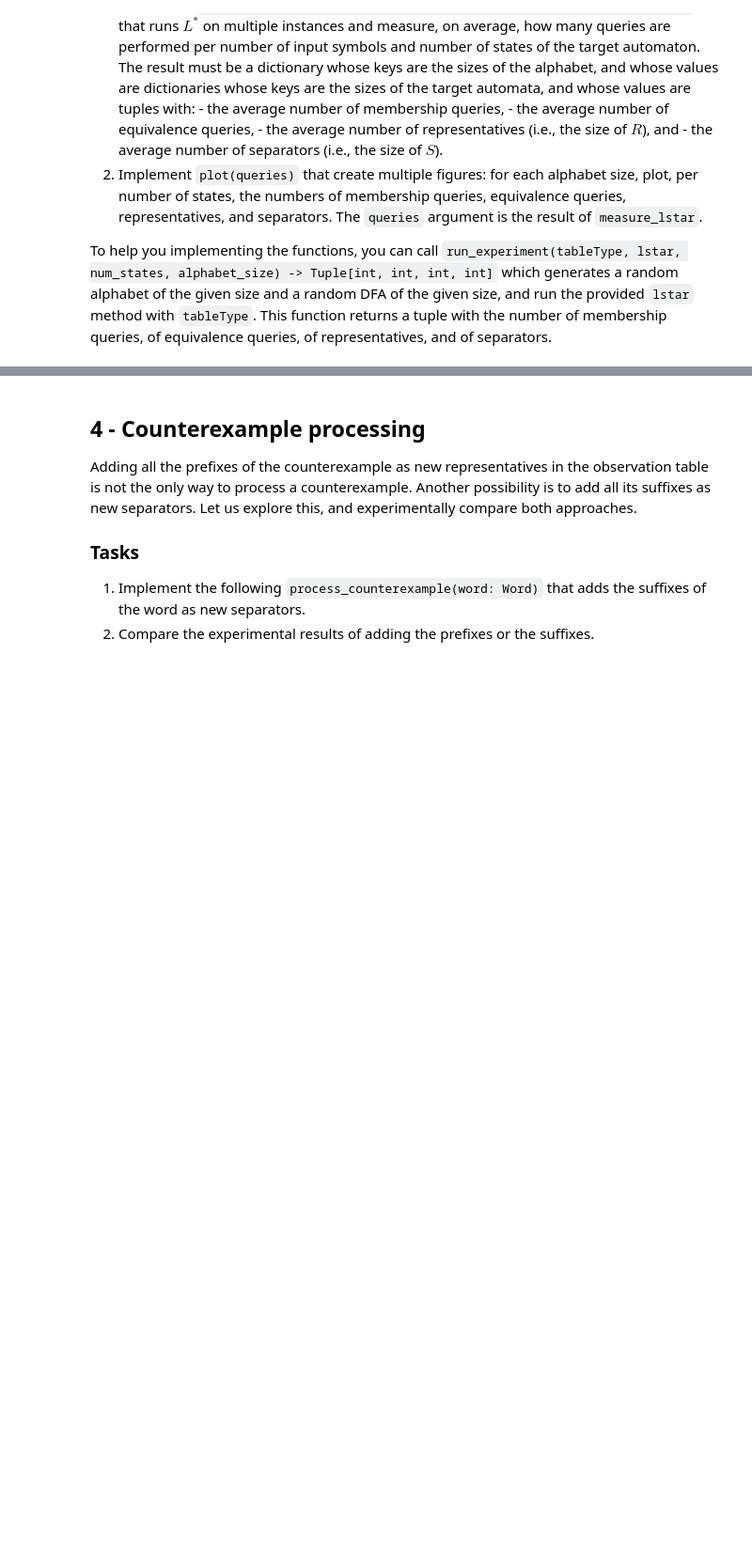
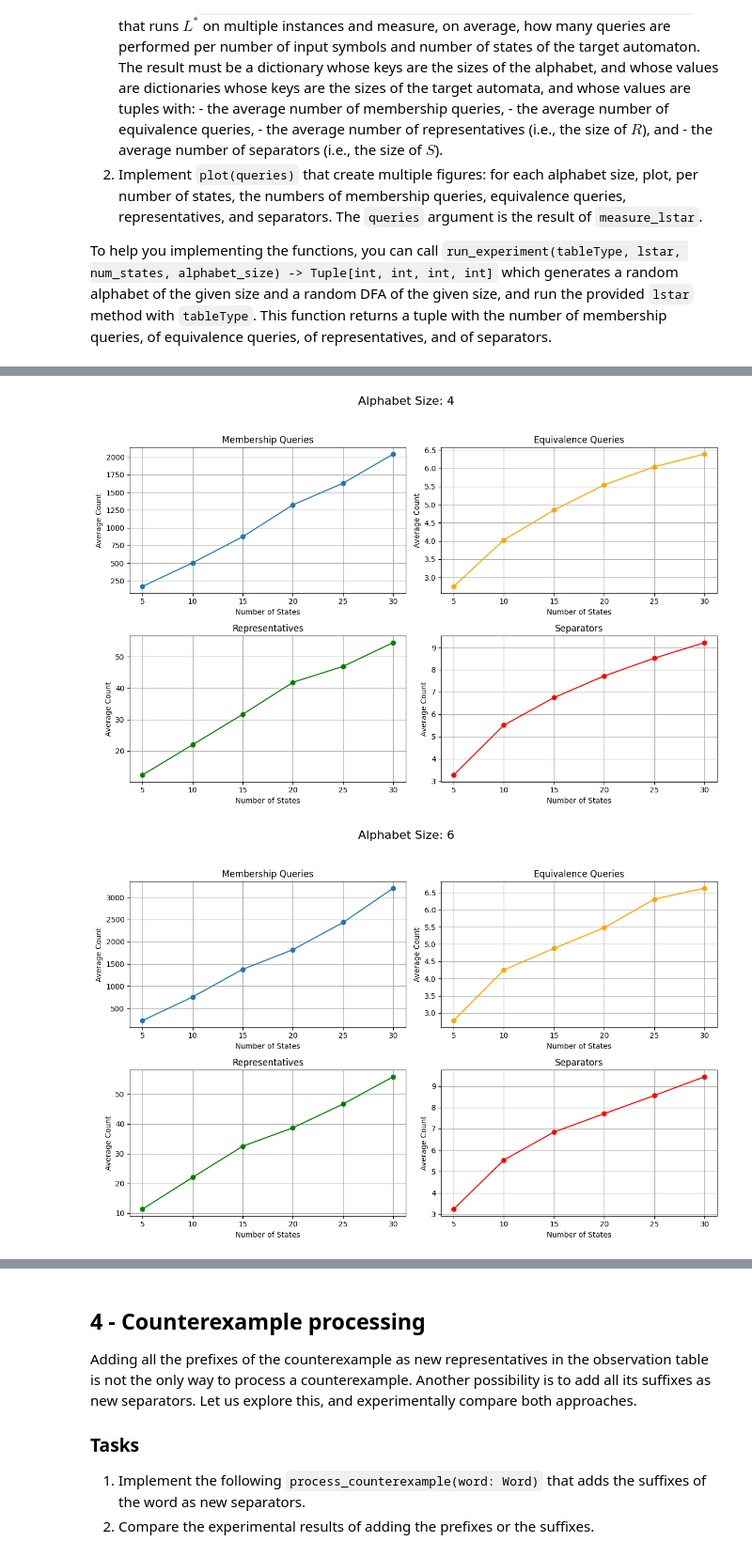
Before and after one commit to SteinVandenbroeke/Software_testing, a Jupyter notebook: lstar/exercises.ipynb, the cells around one changed output, grey strips where cells are left out. Shown at 94% size. Drawn from its saved outputs; the diff is of its cells as text; code cells hidden in the pictures; blank space fills up the shorter version.

Commit message:
plots

```diff
--- a/lstar/exercises.ipynb
+++ b/lstar/exercises.ipynb
@@ -296,12 +288,12 @@ def lstar(sul: SUL, alphabet: List[Symbol], eq_oracle: Oracle, tableType) -> Dfa
             print("DONE", flush=True)
             return hypothesis
 
-        print(w)
+        # print(w)
         # print("PROCESS CE", flush=True)
         table.process_counterexample(w)
-        counter += 1
-        if counter == 100:
-            return hypothesis
+        # counter += 1
+        # if counter == 100:
+        #     return hypothesis
 
 tests.run_tests_lstar(ObservationTable, lstar)
 # %% [output]
@@ -367,16 +344,58 @@ def measure_lstar(tableType, states_range: range, alphabet_range: range, repetit
                 total_sep += seps
             small_d[state] = (total_MQ/repetitions, total_EQ/repetitions, total_prep/repetitions, total_sep/repetitions)
         big_d[alphabet] = small_d
-    print(big_d)
+    # print(big_d)
     return big_d
 
 
-def plot(queries: Dict[Tuple[int, int], Tuple[float, float]]) -> None:
-    n_rows = len(queries)
-    n_columns = 4
+# def plot(queries: Dict[Tuple[int, int], Tuple[float, float]]) -> None:
+#     n_rows = len(queries)
+#     n_columns = 4
+#     import matplotlib.pyplot as plt
 
-    # FIXME
-    pass
+def plot(queries: Dict[int, Dict[int, Tuple[float, float, float, float]]]) -> None:
+    metrics = ["Membership Queries", "Equivalence Queries", "Representatives", "Separators"]
+    for alphabet_size, data in queries.items():
+        states = list(data.keys())
+        mq, eq, reps, seps = zip(*data.values())
+
+        plt.figure(figsize=(12, 8))
+        plt.suptitle(f"Alphabet Size: {alphabet_size}", fontsize=16)
+
+        # Membership Queries
+        plt.subplot(2, 2, 1)
+        plt.plot(states, mq, marker='o', label="MQ")
+        plt.title(metrics[0])
+        plt.xlabel("Number of States")
+        plt.ylabel("Average Count")
+        plt.grid(True)
+
+        # Equivalence Queries
+        plt.subplot(2, 2, 2)
+        plt.plot(states, eq, marker='o', label="EQ", color="orange")
+        plt.title(metrics[1])
+        plt.xlabel("Number of States")
+        plt.ylabel("Average Count")
+        plt.grid(True)
+
+        # Representatives
+        plt.subplot(2, 2, 3)
+        plt.plot(states, reps, marker='o', label="Representatives", color="green")
+        plt.title(metrics[2])
+        plt.xlabel("Number of States")
+        plt.ylabel("Average Count")
+        plt.grid(True)
+
+        # Separators
+        plt.subplot(2, 2, 4)
+        plt.plot(states, seps, marker='o', label="Separators", color="red")
+        plt.title(metrics[3])
+        plt.xlabel("Number of States")
+        plt.ylabel("Average Count")
+        plt.grid(True)
+
+        plt.tight_layout(rect=[0, 0, 1, 0.95])
+        plt.show()
 
 
 results = measure_lstar(ObservationTable, range(5, 31, 5), range(4, 9, 2), 100)
@@ -385,0 +421,2 @@ NameError: name 'override' is not defined
+[figure, added]
+[figure, added]
```
Also changed, not shown: parts of 5 cells of this notebook.
